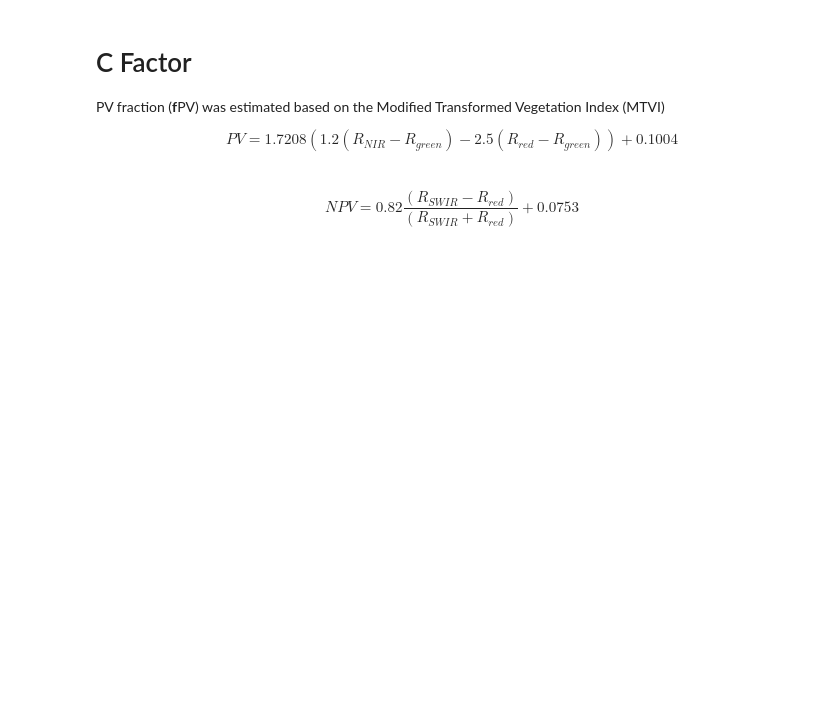
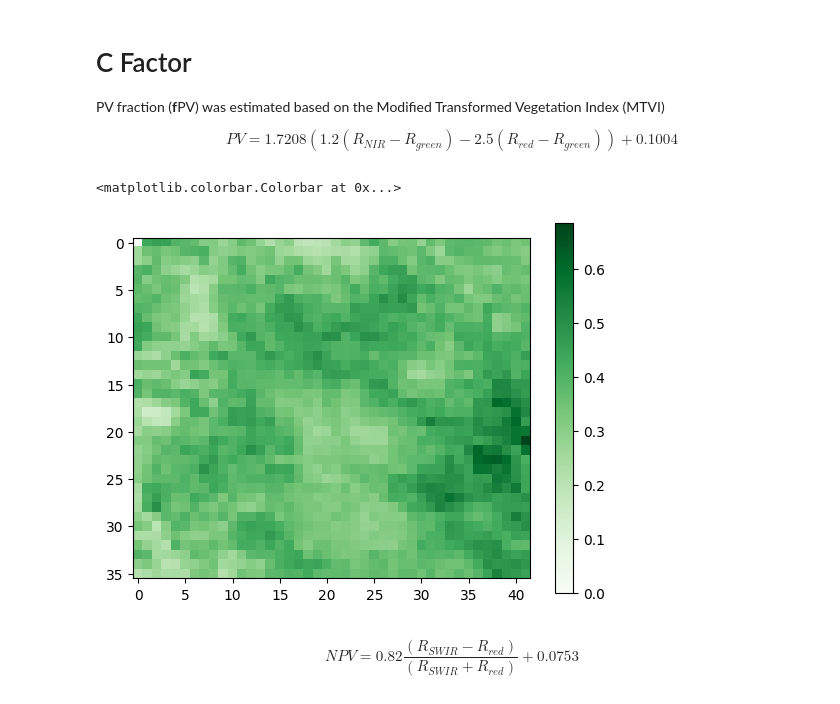
Before and after one commit to nfonseka/eSoil, a Jupyter notebook: soilErosion.ipynb, the cells around one changed output. Saved outputs shown, nothing was run; the diff lists cells and outputs as text; code cells hidden in the pictures; blank space fills up the shorter version.

```diff
--- a/soilErosion.ipynb
+++ b/soilErosion.ipynb
@@ -228,16 +311,47 @@ $$
 PV = 1.7208 \left( 1.2 (R_{NIR} - R_{green}) - 2.5 (R_{red} - R_{green}) \right) + 0.1004
 $$
 # %%
+dataset = ee.ImageCollection('LANDSAT/LC08/C02/T1_L2').filterDate(
+    '2021-05-01', '2021-06-01'
+)
+
+
+# Applies scaling factors.
+def apply_scale_factors(image):
+  optical_bands = image.select('SR_B.').multiply(0.0000275).add(-0.2)
+  thermal_bands = image.select('ST_B.*').multiply(0.00341802).add(149.0)
+  return image.addBands(optical_bands, None, True).addBands(
+      thermal_bands, None, True
+  )
+
+
+dataset = dataset.map(apply_scale_factors)
+
 # Get the bands
-nir = ee.ImageCollection("LANDSAT/LC08/C02/T1_L2").filterDate(date_from, date_to).select('SR_B5').filterBounds(aoi).mean()
-red = ee.ImageCollection("LANDSAT/LC08/C02/T1_L2").filterDate(date_from, date_to).select('SR_B4').filterBounds(aoi).mean()
-green = ee.ImageCollection("LANDSAT/LC08/C02/T1_L2").filterDate(date_from, date_to).select('SR_B3').filterBounds(aoi).mean()
+nir = dataset.select('SR_B5').mean().clip(aoi)
+red = dataset.select('SR_B4').mean().clip(aoi)
+green = dataset.select('SR_B3').mean().clip(aoi)
+
 
 # PV
-PV = ee.Image(1.7208).multiply(
-    ee.Image(1.2).multiply(nir.subtract(green))
-    .subtract(ee.Image(2.5).multiply(red.subtract(green)))
-).add(ee.Image(0.1004))
+A = nir.subtract(green).multiply(ee.Image(1.2))
+B = red.subtract(green).multiply(ee.Image(2.5))
+C = A.subtract(B)
+D = C.multiply(ee.Image(1.7208))
+PV = D.add(ee.Image(0.1004))
+PV_limited = ee.Image(PV).min(1)  # Limit PV to a maximum of 1 (100%)
+
+# PV = ee.Image(1.7208).multiply(
+#     ee.Image(1.2).multiply(nir.subtract(green))
+#     .subtract(ee.Image(2.5).multiply(red.subtract(green)))
+# ).add(ee.Image(0.1004))
+# %%
+PV_array = geemap.ee_to_numpy(PV, region=aoi, scale=1000)
+plt.imshow(PV_array, cmap='Greens')
+plt.colorbar()
+# %% [output]
+<matplotlib.colorbar.Colorbar at 0x...>
+[figure, added]
 # %% [markdown]
 $$
 NPV = 0.82\frac{(R_{SWIR} - R_{red})}{(R_{SWIR} + R_{red})} + 0.0753
```
Also changed, not shown: parts of 13 cells of this notebook, 10 other files.
